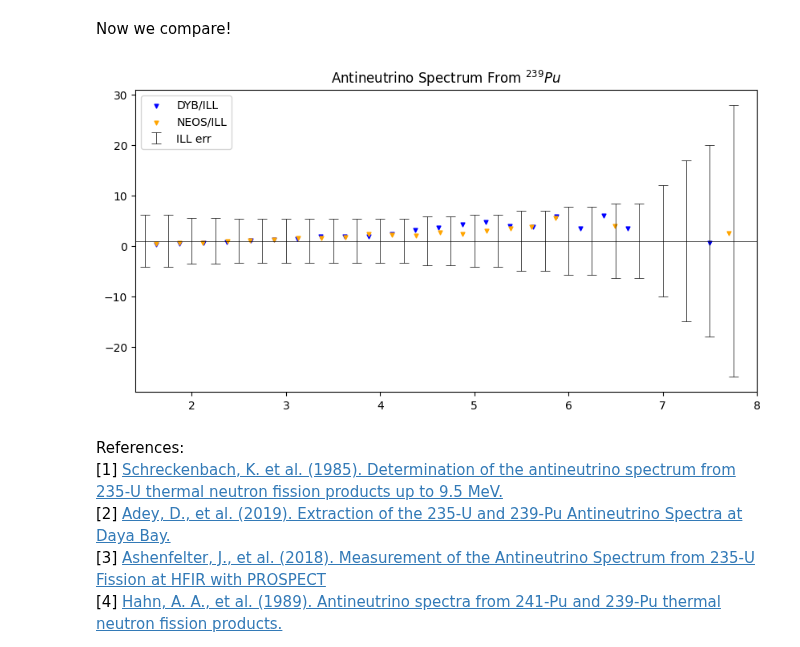
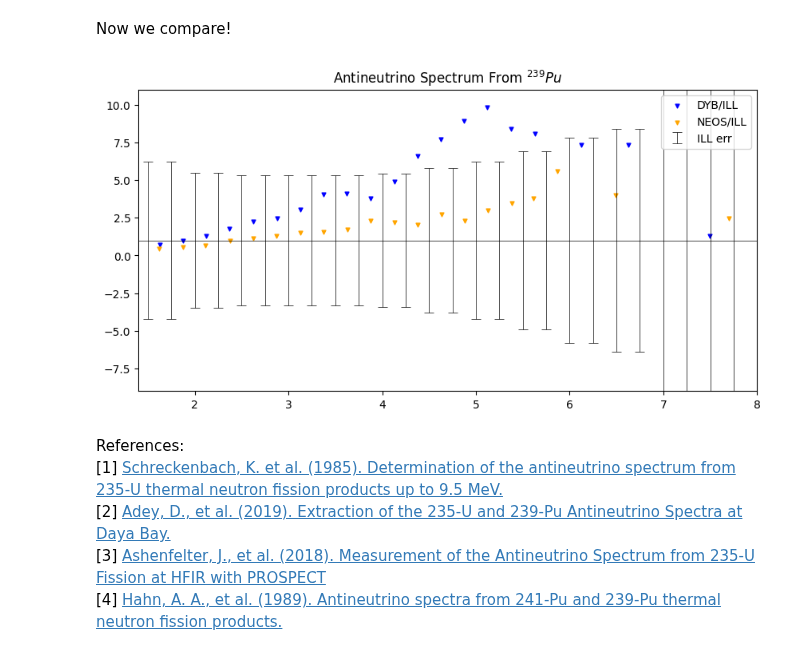
Before and after one commit to dehpour/Reactor-Antineutrino-Flux-Analysis, a Jupyter notebook: ILL's Phenomenological Model Predicted Antineutrino Flux Compare with Recently Observations.ipynb, the cells around one changed output. Drawn from its saved outputs; the diff is of its cells as text; code cells hidden in the pictures.

```diff
--- a/ILL's Phenomenological Model Predicted Antineutrino Flux Compare with Recently Observations.ipynb
+++ b/ILL's Phenomenological Model Predicted Antineutrino Flux Compare with Recently Observations.ipynb
@@ -106,7 +107,7 @@ a_0_239Pu, a_1_239Pu, a_2_239Pu, a_3_239Pu, a_4_239Pu,a_5_239Pu = np.float(sol[a
 Load Daya Bay (DYB) experimental data from [2]. Note that spectra must per 12 hr per 1 MeV per fission (fission energy equal to 203 MeV), these data per 24 hr (because we want compare with ILL results), so we divide by 2.<br>
 # %%
 DYB_239Pu = pd.read_csv('https://raw.githubusercontent.com/dehpour/Reactor-Antineutrino-Flux-Analysis/main/db/2019Adey_N_nu_E_239Pu.csv')
-E_DYB_239Pu, N_DYB_239Pu = DYB_239Pu['E'], DYB_239Pu['N_nu']/2
+E_DYB_239Pu, N_DYB_239Pu = DYB_239Pu['E'], DYB_239Pu['N_nu']*2.1/2
 #DYB_239Pu.head()
 # %%
 NEOS_239Pu = pd.read_csv('https://raw.githubusercontent.com/dehpour/Reactor-Antineutrino-Flux-Analysis/main/db/2020Oh_N_nu_E_239Pu.csv')
@@ -117,20 +118,20 @@ Now we compare!
 # %%
 plt.figure(figsize=(10, 5),dpi=100)
 plt.xlim(1.4,8)
-plt.ylim(1-30,1+30)
+plt.ylim(1-10,1+10)
 #plt.ylim(-1,3)
 
 plt.scatter(E_DYB_239Pu, (N_DYB_239Pu)/np.exp(a_0_239Pu+a_1_239Pu*E_DYB_239Pu+a_2_239Pu*E_DYB_239Pu**2+a_3_239Pu*E_DYB_239Pu**3+a_4_239Pu*E_DYB_239Pu**4+a_5_239Pu*E_DYB_239Pu**5), label="DYB/ILL", c='b', marker='v', s=12)
 plt.scatter(E_NEOS_239Pu, (N_NEOS_239Pu)/np.exp(a_0_239Pu+a_1_239Pu*E_NEOS_239Pu+a_2_239Pu*E_NEOS_239Pu**2+a_3_239Pu*E_NEOS_239Pu**3+a_4_239Pu*E_NEOS_239Pu**4+a_5_239Pu*E_NEOS_239Pu**5), label="NEOS/ILL", c='orange', marker='v', s=12)
 
 plt.errorbar(E_ILL_239Pu, (N_ILL_239Pu/N_ILL_239Pu), yerr=(err_ILL_239Pu), linestyle="None", c='black',capsize=4.5,capthick=0.5,elinewidth=0.5, label="ILL err")
 plt.axhline(y=1, color='black', linestyle='-',linewidth=0.5)
 
 plt.title('Antineutrino Spectrum From ''$^{239}Pu $')
 plt.legend()
 plt.show()
 # %% [output]
-[figure, old version]
+[figure, new version]
 # %% [markdown]
 References: <br>
 [1]
```
Also changed, not shown: parts of 4 cells of this notebook.
